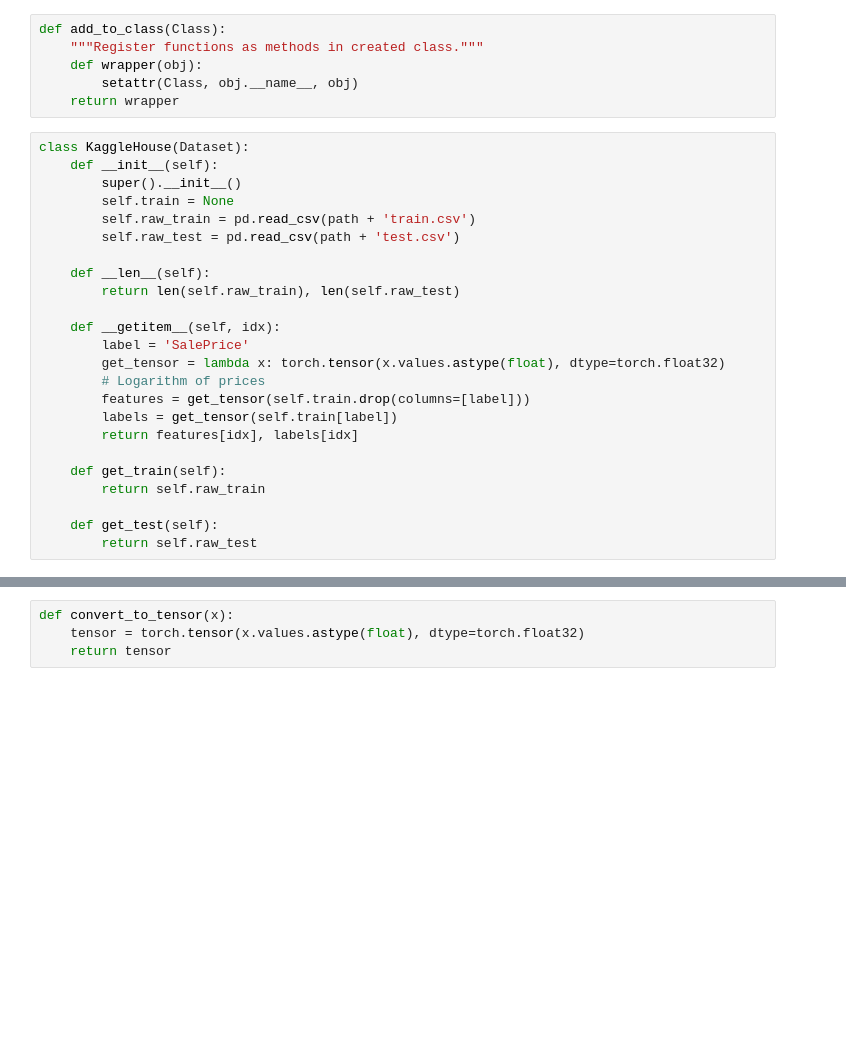
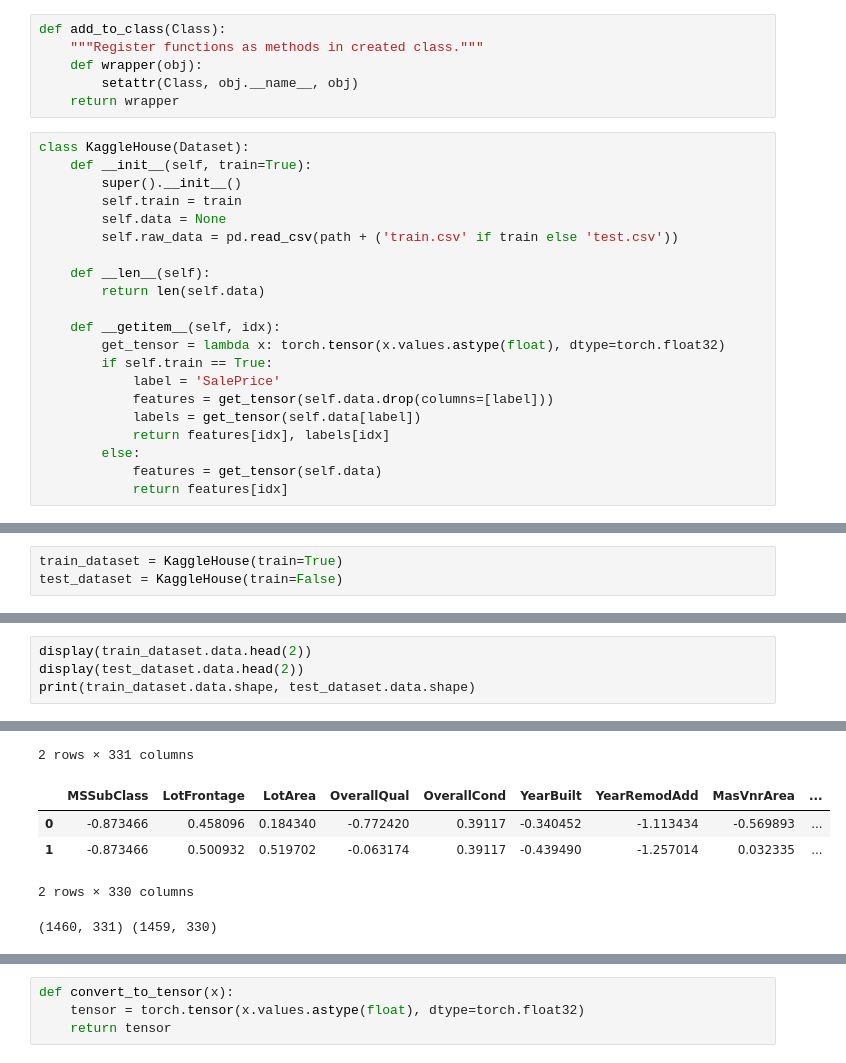
Before and after one commit to denghwee/MNIST_Handwritten_Digit_Classification, a Jupyter notebook: house_prices_kaggle.ipynb, the cells around one changed output, grey strips where cells are left out. Cells and saved outputs as stored; diff of their text form; blank space fills up the shorter version.

```diff
--- a/house_prices_kaggle.ipynb
+++ b/house_prices_kaggle.ipynb
@@ -19,25 +19,22 @@ def add_to_class(Class):
     return wrapper
 # %%
 class KaggleHouse(Dataset):
-    def __init__(self):
+    def __init__(self, train=True):
         super().__init__()
-        self.train = None
-        self.raw_train = pd.read_csv(path + 'train.csv')
-        self.raw_test = pd.read_csv(path + 'test.csv')
+        self.train = train
+        self.data = None
+        self.raw_data = pd.read_csv(path + ('train.csv' if train else 'test.csv'))
 
     def __len__(self):
-        return len(self.raw_train), len(self.raw_test)
+        return len(self.data)
 
     def __getitem__(self, idx):
-        label = 'SalePrice'
         get_tensor = lambda x: torch.tensor(x.values.astype(float), dtype=torch.float32)
-        # Logarithm of prices
-        features = get_tensor(self.train.drop(columns=[label]))
-        labels = get_tensor(self.train[label])
-        return features[idx], labels[idx]
-
-    def get_train(self):
-        return self.raw_train
-
-    def get_test(self):
-        return self.raw_test
+        if self.train == True:
+            label = 'SalePrice'
+            features = get_tensor(self.data.drop(columns=[label]))
+            labels = get_tensor(self.data[label])
+            return features[idx], labels[idx]
+        else:
+            features = get_tensor(self.data)
+            return features[idx]
@@ -58,0 +41,3 @@ data.get_train().head(5)
+# %%
+train_dataset = KaggleHouse(train=True)
+test_dataset = KaggleHouse(train=False)
@@ -90,3 +76,8 @@ print('Test shape:', data.test.shape)
 Preprocessing complete
 Train shape: (1460, 331)
 Test shape: (1459, 330)
+# %%
+display(train_dataset.data.head(2))
+display(test_dataset.data.head(2))
+print(train_dataset.data.shape, test_dataset.data.shape)
+# %% [output]
@@ -93 +87,7 @@ Test shape: (1459, 330)
+2 rows × 331 columns
+|  | MSSubClass | LotFrontage | LotArea | OverallQual | OverallCond | YearBuilt | YearRemodAdd | MasVnrArea | ... |
+| 0 | -0.873466 | 0.458096 | 0.184340 | -0.772420 | 0.39117 | -0.340452 | -1.113434 | -0.569893 | ... |
+| 1 | -0.873466 | 0.500932 | 0.519702 | -0.063174 | 0.39117 | -0.439490 | -1.257014 | 0.032335 | ... |
+2 rows × 330 columns
+(1460, 331) (1459, 330)
 # %%
```
Also changed, not shown: parts of 17 cells of this notebook.
